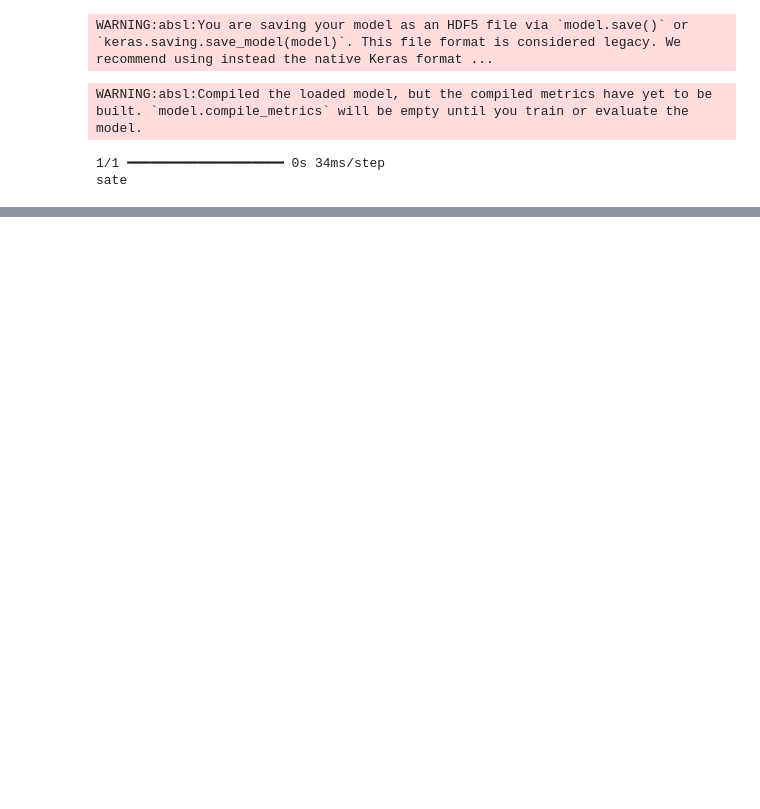
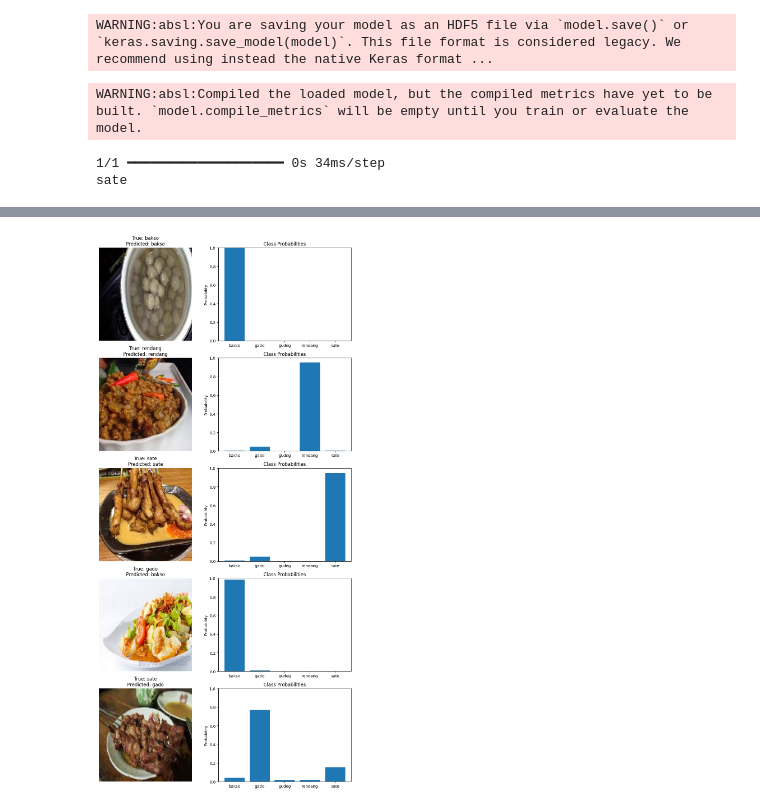
Before and after one commit to afidzulinn/foodies, a Jupyter notebook: images classification bakso, rendang.ipynb, the cells around one changed output, grey strips where cells are left out. Drawn from its saved outputs; the diff is of its cells as text; code cells hidden in the pictures; blank space fills up the shorter version.

```diff
--- a/images classification bakso, rendang.ipynb
+++ b/images classification bakso, rendang.ipynb
@@ -295,3 +272,45 @@ for i, class_ in enumerate(classes[0]):
 # %% [output]
 1/1 ━━━━━━━━━━━━━━━━━━━━ 0s 34ms/step
 sate
+# %%
+import matplotlib.pyplot as plt
+import numpy as np
+import tensorflow as tf
+
+def visualize_predictions(model, validation_generator, num_images=5):
+    # Get a batch of validation images and labels
+    images, labels = next(validation_generator)
+
+    # Make predictions
+    predictions = model.predict(images)
+
+    # Define class names (make sure these match your dataset)
+    class_names = ['bakso', 'gado', 'gudeg', 'rendang', 'sate']
+
+    # Plot the images and their predictions
+    fig, axes = plt.subplots(num_images, 2, figsize=(10, 4*num_images))
+
+    for i in range(num_images):
+        # Display the image
+        axes[i, 0].imshow(images[i])
+        axes[i, 0].axis('off')
+
+        # Get the true and predicted labels
+        true_label = class_names[np.argmax(labels[i])]
+        pred_label = class_names[np.argmax(predictions[i])]
+
+        # Set the title with true and predicted labels
+        axes[i, 0].set_title(f"True: {true_label}\nPredicted: {pred_label}")
+
+        # Display the prediction probabilities
+        axes[i, 1].bar(class_names, predictions[i])
+        axes[i, 1].set_ylim([0, 1])
+        axes[i, 1].set_ylabel('Probability')
+        axes[i, 1].set_title('Class Probabilities')
+
+    plt.tight_layout()
+    plt.show()
+
+# Usage
+visualize_predictions(model, valid_generator)
+# %% [output]
@@ -297,0 +318 @@ sate
+[figure, added]
```
Also changed, not shown: parts of 6 cells of this notebook, 1 other file.
